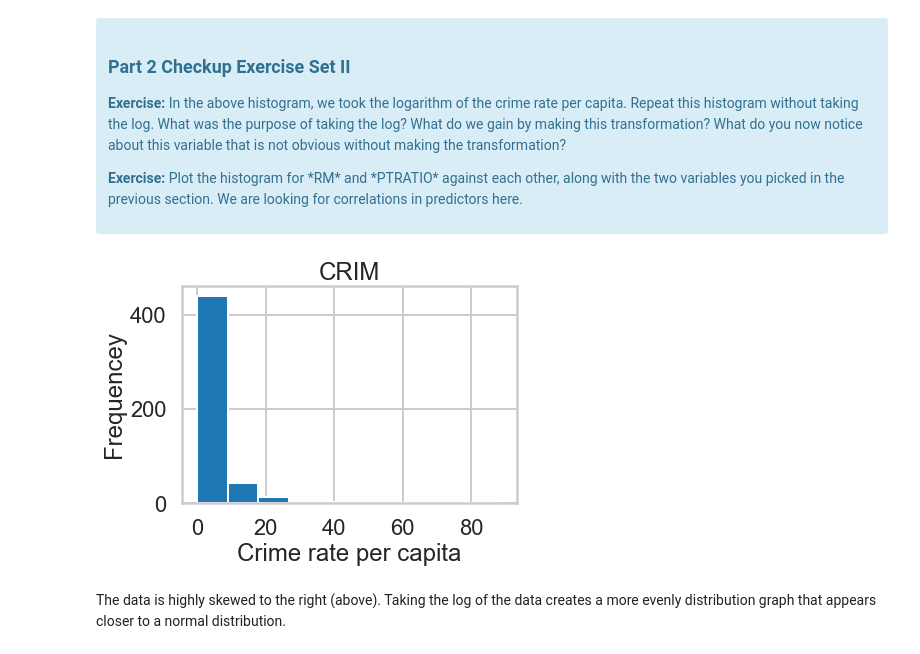
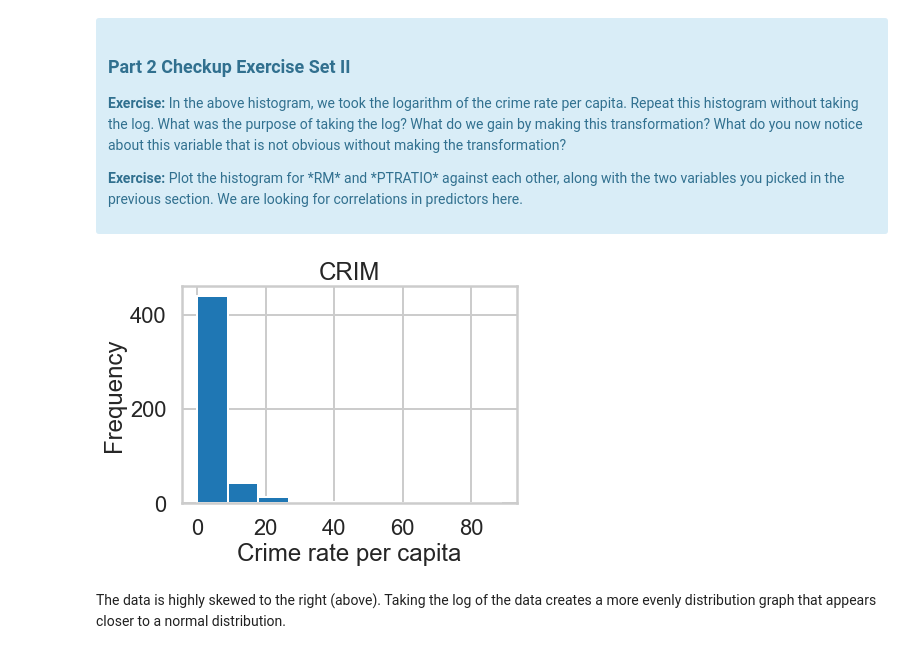
Before and after one commit to annafin/Springboard-Data-Science, a Jupyter notebook: unit_10_machine_learning/linear_regression/mini_project_linear_regression.ipynb, the cells around one changed output. Cells and saved outputs as stored; diff of their text form; code cells hidden in the pictures.

```diff
--- a/unit_10_machine_learning/linear_regression/mini_project_linear_regression.ipynb
+++ b/unit_10_machine_learning/linear_regression/mini_project_linear_regression.ipynb
@@ -358,12 +360,12 @@ plt.show()
 # %%
 # your turn
 
 plt.hist(bos.CRIM)
 plt.title("CRIM")
 plt.xlabel("Crime rate per capita")
-plt.ylabel("Frequencey")
+plt.ylabel("Frequency")
 plt.show()
 # %% [output]
-[figure, old version]
+[figure, new version]
 # %% [markdown]
 The data is highly skewed to the right (above). Taking the log of the data creates a more evenly distribution graph that appears closer to a normal distribution.
```
Also changed, not shown: parts of 16 cells of this notebook, 1 other file.
